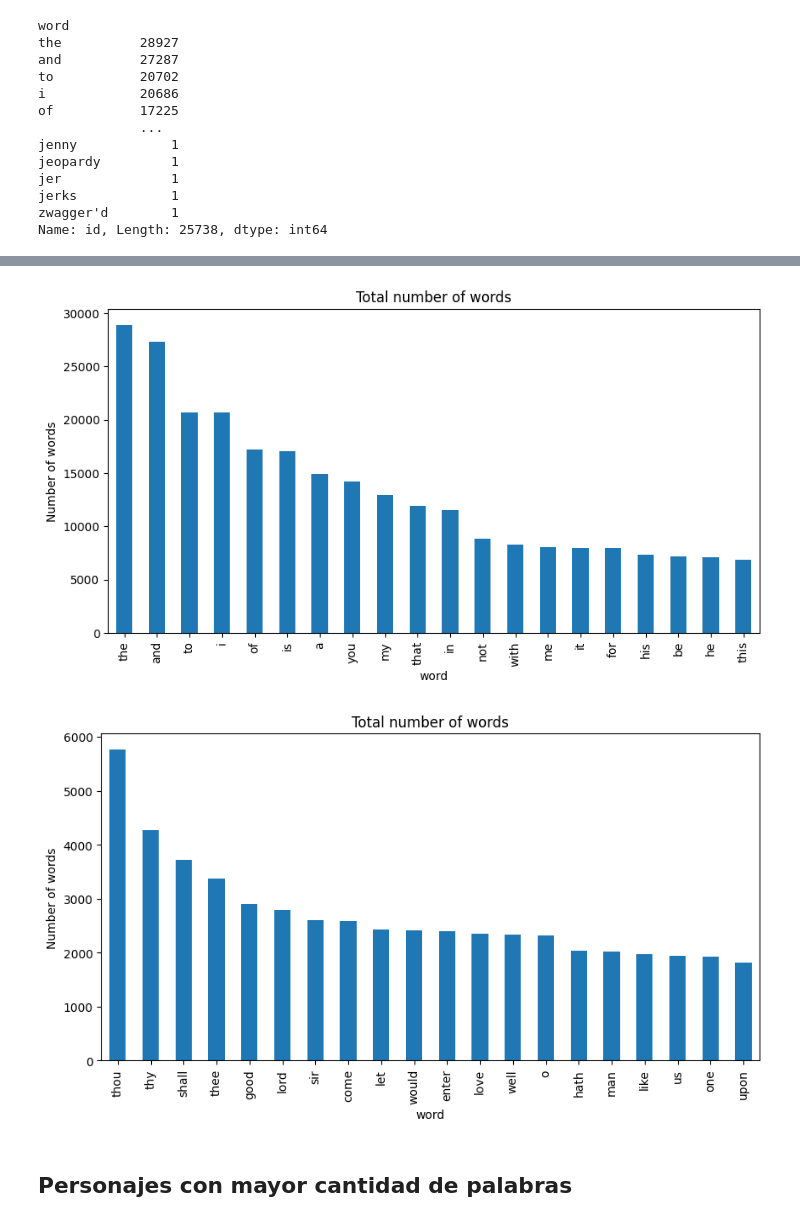
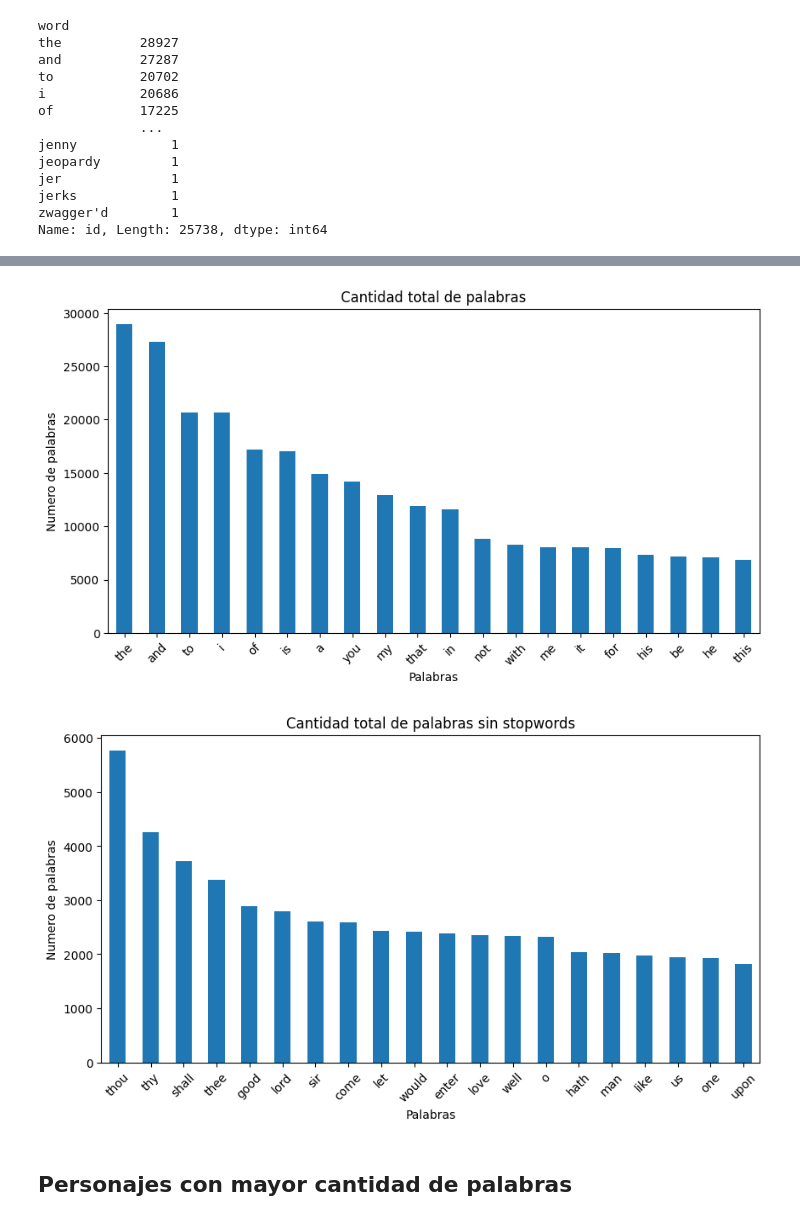
Before and after one commit to enzofali/intro-cd, a Jupyter notebook: Tarea_1/Tarea1_resolucion.ipynb, the cells around one changed output, grey strips where cells are left out. Drawn from its saved outputs; the diff is of its cells as text; code cells hidden in the pictures.

```diff
--- a/Tarea_1/Tarea1_resolucion.ipynb
+++ b/Tarea_1/Tarea1_resolucion.ipynb
@@ -805,31 +822,35 @@ plt.show()
 # Plot the top 10 words
 plt.figure(figsize=(10, 5))
 top_words[:20].plot(kind="bar")
-plt.title("Total number of words")
-plt.ylabel("Number of words")
+plt.title("Cantidad total de palabras")
+plt.ylabel("Numero de palabras")
+plt.xlabel("Palabras")
+plt.xticks(rotation=45)
 plt.show()
 # %% [output]
-[figure, old version]
+[figure, new version]
 # %%
 # apply the remove_stopwords function to the WordList column
 df_paragraphs["WordList"] = df_paragraphs["WordList"].apply(remove_stopwords)
 df_paragraphs[["CleanText", "WordList"]]
 
 # Nuevo dataframe: cada fila ya no es un párrafo, sino una sóla palabra
 df_words = df_paragraphs.explode("WordList")
 df_words.drop(columns=["CleanText", "PlainText"], inplace=True)
 df_words.rename(columns={"WordList": "word"}, inplace=True)
 
 top_words = df_words.groupby("word")["id"].count().sort_values(ascending=False)
 
 # Plot the top 10 words
 plt.figure(figsize=(10, 5))
 top_words[:20].plot(kind="bar")
-plt.title("Total number of words")
-plt.ylabel("Number of words")
+plt.title("Cantidad total de palabras sin stopwords")
+plt.ylabel("Numero de palabras")
+plt.xlabel("Palabras")
+plt.xticks(rotation=45)
 plt.show()
 # %% [output]
-[figure, old version]
+[figure, new version]
 # %% [markdown]
  ## Personajes con mayor cantidad de palabras
 # %%
```
Also changed, not shown: parts of 22 cells of this notebook, 1 other file.
